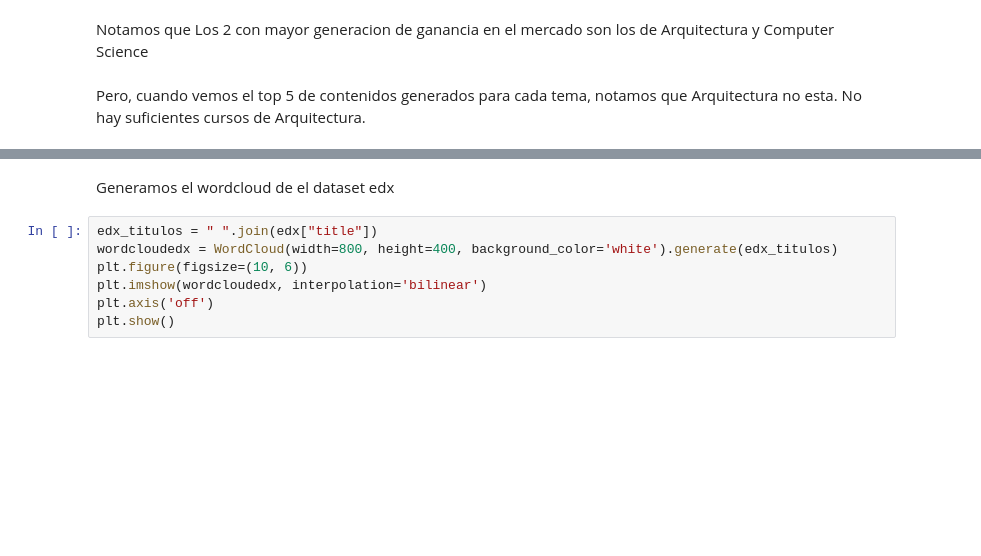
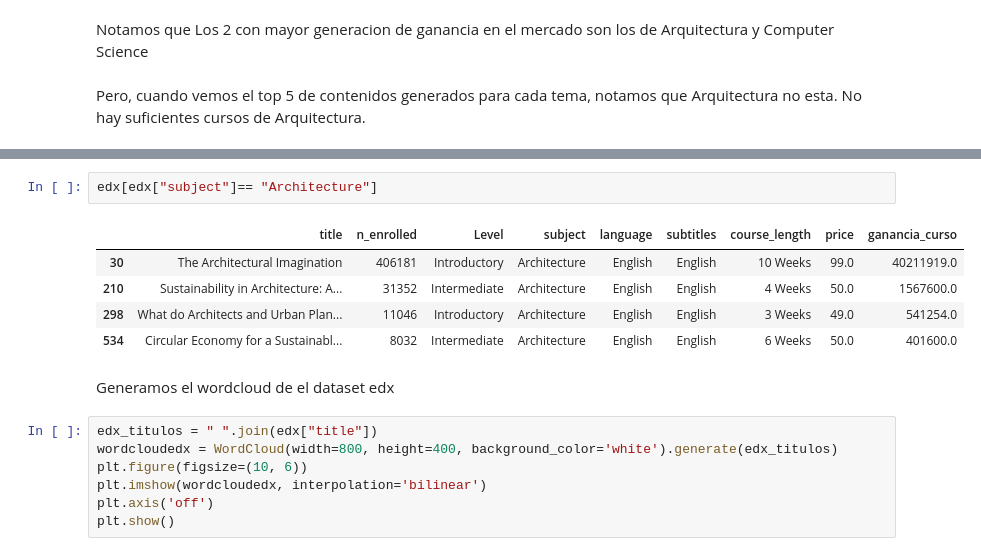
Before and after one commit to octa-acostamonti/MOOCs-Analyisis, a Jupyter notebook: EDA.ipynb, the cells around one changed output, grey strips where cells are left out. Saved outputs shown, nothing was run; the diff lists cells and outputs as text; blank space fills up the shorter version.

```diff
--- a/EDA.ipynb
+++ b/EDA.ipynb
@@ -782,3 +828,11 @@ Name: count, dtype: int64
+# %%
+edx[edx["subject"]== "Architecture"]
+# %% [output]
+|  | title | n_enrolled | Level | subject | language | subtitles | course_length | price | ganancia_curso |
+| 30 | The Architectural Imagination | 406181 | Introductory | Architecture | English | English | 10 Weeks | 99.0 | 40211919.0 |
+| 210 | Sustainability in Architecture: A... | 31352 | Intermediate | Architecture | English | English | 4 Weeks | 50.0 | 1567600.0 |
+| 298 | What do Architects and Urban Plan... | 11046 | Introductory | Architecture | English | English | 3 Weeks | 49.0 | 541254.0 |
+| 534 | Circular Economy for a Sustainabl... | 8032 | Intermediate | Architecture | English | English | 6 Weeks | 50.0 | 401600.0 |
 # %% [markdown]
 Generamos el wordcloud de el dataset edx
 # %%
```
Also changed, not shown: parts of 13 cells of this notebook.
